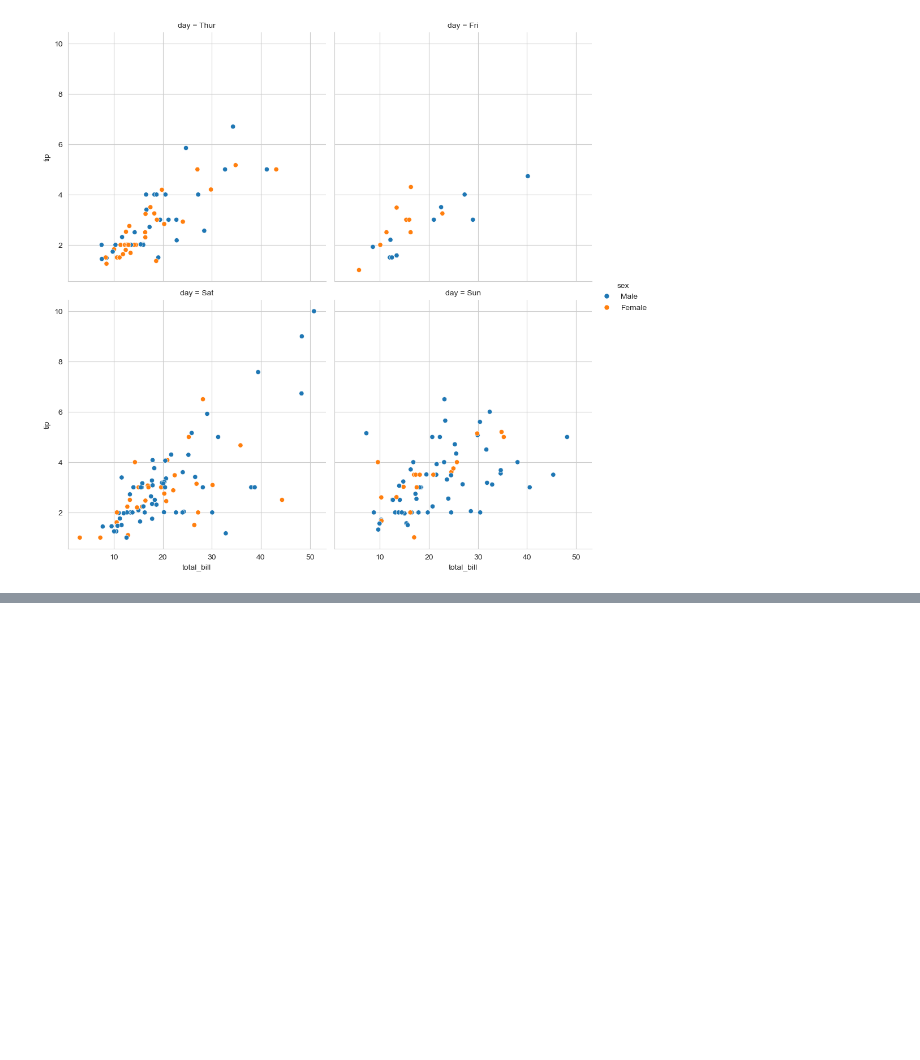
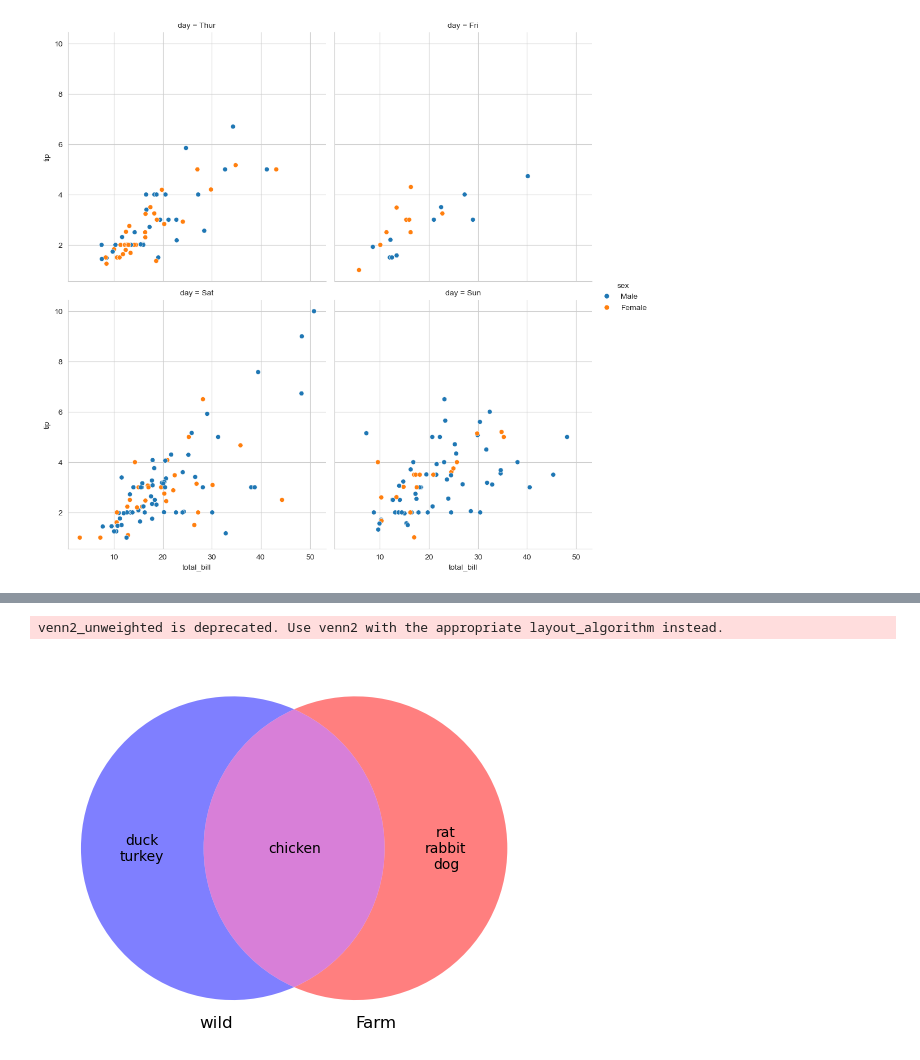
Before and after one commit to Ezinneifechukwunyelu/visualization, a Jupyter notebook: Class_live coding/06_May_2025-Class 5.ipynb, the cells around one changed output, grey strips where cells are left out. Saved outputs shown, nothing was run; the diff lists cells and outputs as text; code cells hidden in the pictures; blank space fills up the shorter version.

```diff
--- a/Class_live coding/06_May_2025-Class 5.ipynb
+++ b/Class_live coding/06_May_2025-Class 5.ipynb
@@ -156,3 +218,12 @@ B = set(["rat","rabbit","dog","chicken"])
 # %%
-diagram = venn2_unweighted(A,B),
-                            set_labels = ("birds"),
+diagram = venn2_unweighted([A,B],
+                        set_labels = ("wild","Farm"),
+                        set_colors = ("blue","red"),
+                        alpha = 0.5)
+
+diagram.get_label_by_id ("10") .set_text ("\n".join(A - B)) # join and display words only in A
+diagram.get_label_by_id ("11").set_text ("\n".join(A & B)) # join  and display words only show the word in both A and B
+diagram.get_label_by_id ("01").set_text ("\n".join(B - A)) # join and display words only in B
+# %% [output]
+venn2_unweighted is deprecated. Use venn2 with the appropriate layout_algorithm instead.
+[figure, added]
```
Also changed, not shown: parts of 8 cells of this notebook, 2 other files.
